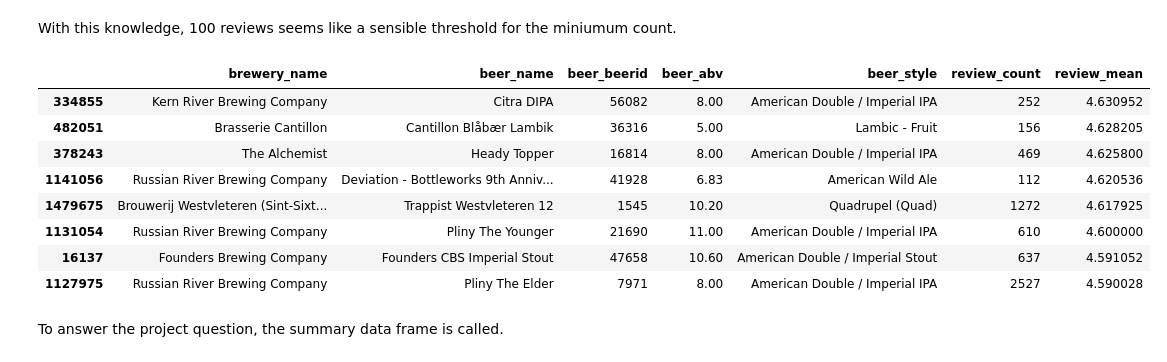
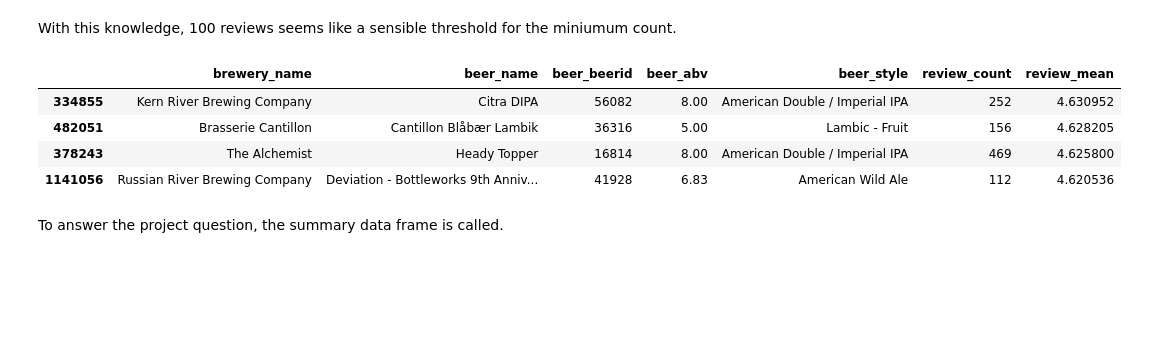
Before and after one commit to lukexyz/Beer-Review-Data-Exploration, a Jupyter notebook: br_part_1.ipynb, the cells around one changed output. Saved outputs shown, nothing was run; the diff lists cells and outputs as text; code cells hidden in the pictures; blank space fills up the shorter version.

```diff
--- a/br_part_1.ipynb
+++ b/br_part_1.ipynb
@@ -156,25 +158,21 @@ With this knowledge, 100 reviews seems like a sensible threshold for the miniumu
 # %%
 # Minium reviews
 x = 100
 
 # Adding overall_review mean column to data frame
 bf['review_mean'] = bf.groupby(['beer_beerid'])['review_overall'].transform('mean')
 bf.head(8)
 
 # Creating summary data frame that excludes beers with < x reviews, and sorts the data
 summary = bf[bf.review_count >= x].groupby('beer_beerid').head(1).sort_values('review_mean', ascending=False)
 summary = summary.drop('review_overall', axis=1)
-summary.head(8)
+summary.head(4)
 # %% [output]
 |  | brewery_name | beer_name | beer_beerid | beer_abv | beer_style | review_count | review_mean |
 | 334855 | Kern River Brewing Company | Citra DIPA | 56082 | 8.00 | American Double / Imperial IPA | 252 | 4.630952 |
 | 482051 | Brasserie Cantillon | Cantillon Blåbær Lambik | 36316 | 5.00 | Lambic - Fruit | 156 | 4.628205 |
 | 378243 | The Alchemist | Heady Topper | 16814 | 8.00 | American Double / Imperial IPA | 469 | 4.625800 |
 | 1141056 | Russian River Brewing Company | Deviation - Bottleworks 9th Anniv... | 41928 | 6.83 | American Wild Ale | 112 | 4.620536 |
-| 1479675 | Brouwerij Westvleteren (Sint-Sixt... | Trappist Westvleteren 12 | 1545 | 10.20 | Quadrupel (Quad) | 1272 | 4.617925 |
-| 1131054 | Russian River Brewing Company | Pliny The Younger | 21690 | 11.00 | American Double / Imperial IPA | 610 | 4.600000 |
-| 16137 | Founders Brewing Company | Founders CBS Imperial Stout | 47658 | 10.60 | American Double / Imperial Stout | 637 | 4.591052 |
-| 1127975 | Russian River Brewing Company | Pliny The Elder | 7971 | 8.00 | American Double / Imperial IPA | 2527 | 4.590028 |
 # %% [markdown]
 To answer the project question, the summary data frame is called.
 # %%
```
Also changed, not shown: parts of 10 cells of this notebook.
